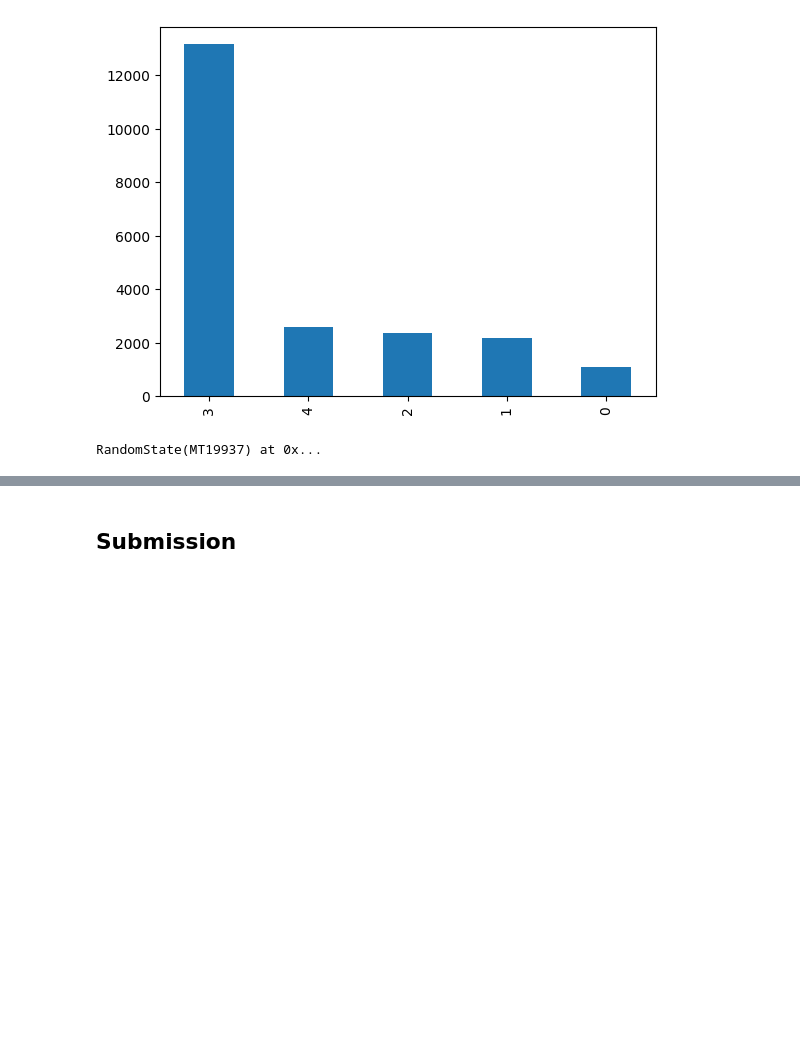
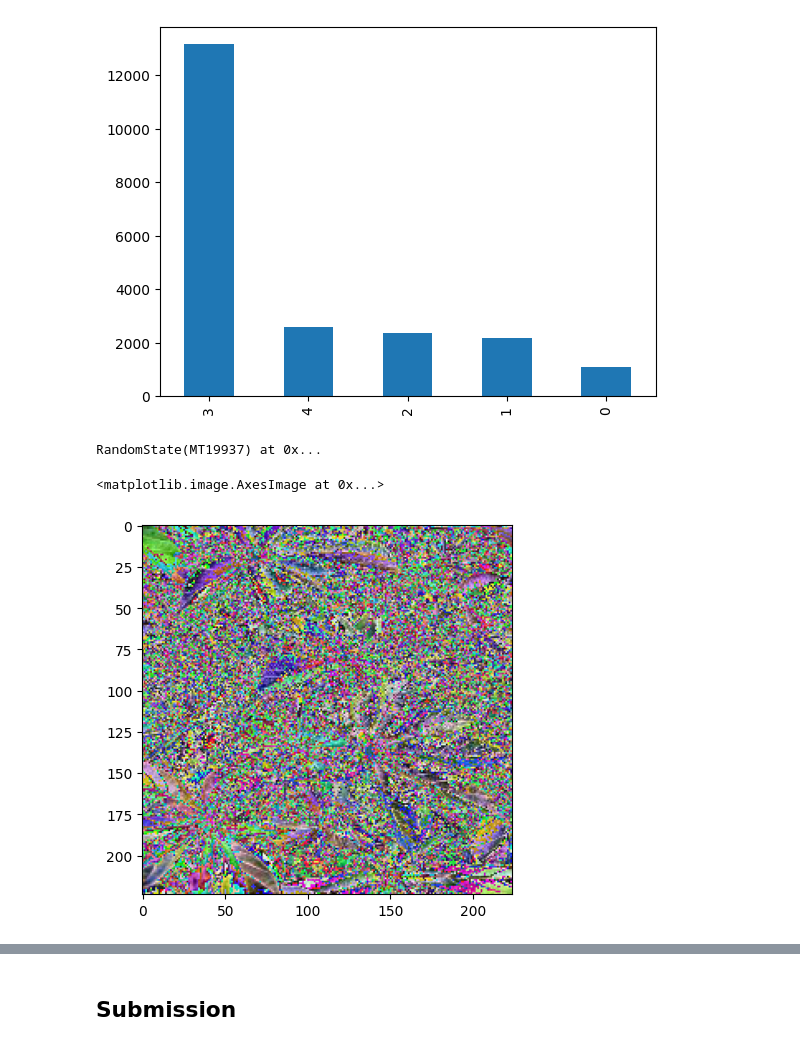
Before and after one commit to fummicc1/kaggle-notebooks, a Jupyter notebook: fummicc1-cassava.ipynb, the cells around one changed output, grey strips where cells are left out. Cells and saved outputs as stored; diff of their text form; code cells hidden in the pictures; blank space fills up the shorter version.

```diff
--- a/fummicc1-cassava.ipynb
+++ b/fummicc1-cassava.ipynb
@@ -391,8 +159,8 @@ index = 3
 name = f"run-{index}"
 notes = ""
 
-data_path = os.path.join(config.base_input_path, "train.csv")
-data_img_dir_path = os.path.join(config.base_input_path, "train_images")
+train_path = os.path.join(config.base_input_path, "train.csv")
+train_img_dir_path = os.path.join(config.base_input_path, "train_images")
 df = pd.read_csv(train_path)
 
 df.label.value_counts().plot(kind="bar")
@@ -412,4 +173,34 @@ def set_seed(seed):
 set_seed(42)
 # %% [output]
 RandomState(MT19937) at 0x...
+# %%
+k_fold = KFold(n_splits=2)
+train_dataset = CassavaDataset(
+    annotation_path=train_path,
+    img_dir_path=train_img_dir_path,
+    img_transforms=transforms.Compose([
+        transforms.ToTensor(),
+        transforms.RandomHorizontalFlip(),
+        transforms.RandomVerticalFlip(),
+        transforms.Resize((224, 224)),
+        transforms.Normalize((0.485, 0.456, 0.406), (0.229, 0.224, 0.225)),
+    ]),
+)
+val_dataset = CassavaDataset(
+    annotation_path=train_path,
+    img_dir_path=train_img_dir_path,
+    img_transforms=transforms.Compose([
+        transforms.ToTensor(),
+        transforms.Resize((224, 224)),
+        transforms.Normalize((0.485, 0.456, 0.406), (0.229, 0.224, 0.225)),
+    ]),
+)
+# %%
+import matplotlib.pyplot as plt
+
+img = train_dataset[10][0]
+plt.imshow(transforms.ToPILImage()(img))
+# %% [output]
+<matplotlib.image.AxesImage at 0x...>
+[figure, added]
 # %%
```
Also changed, not shown: parts of 14 cells of this notebook, 5 other files.
